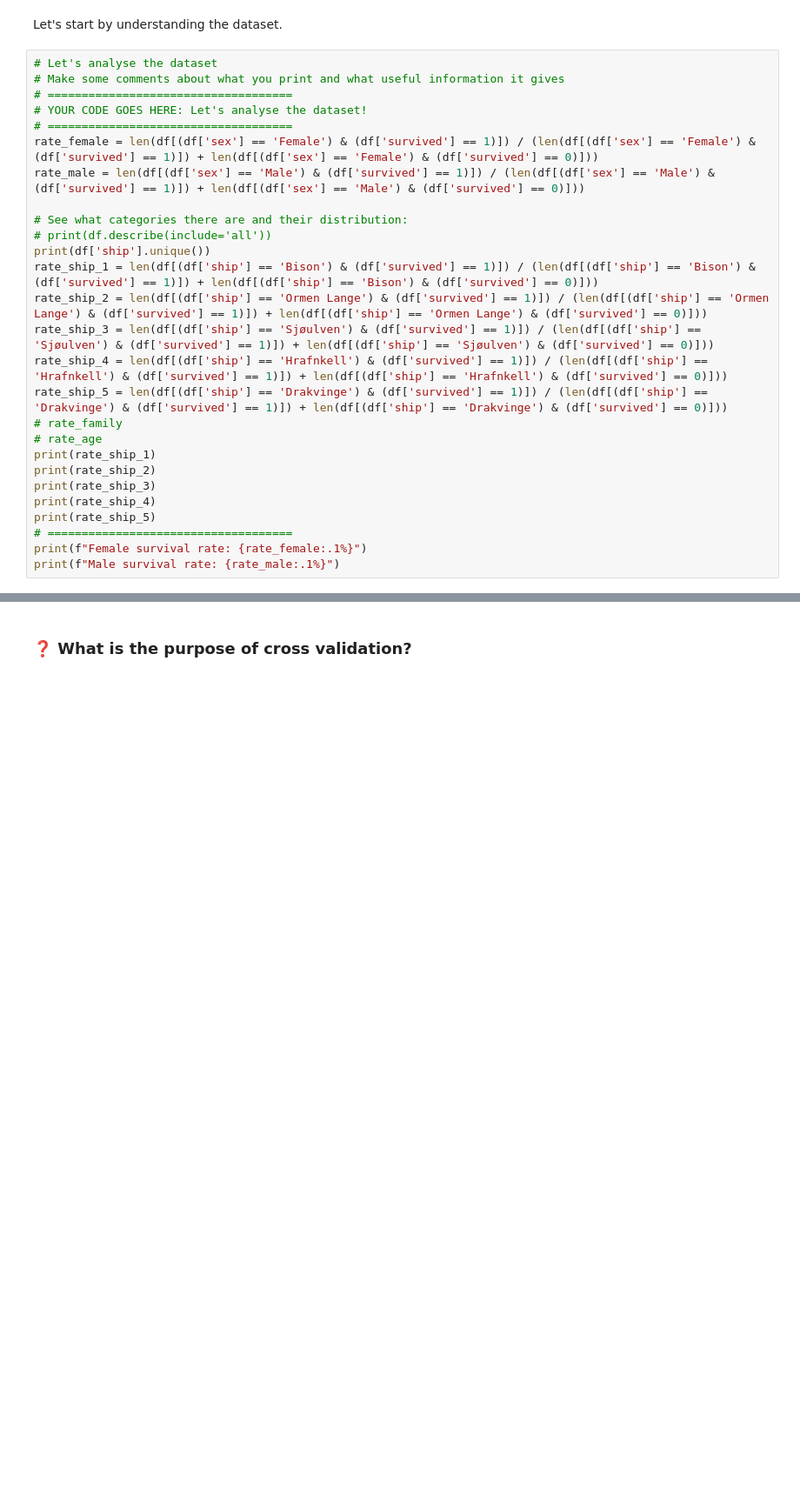
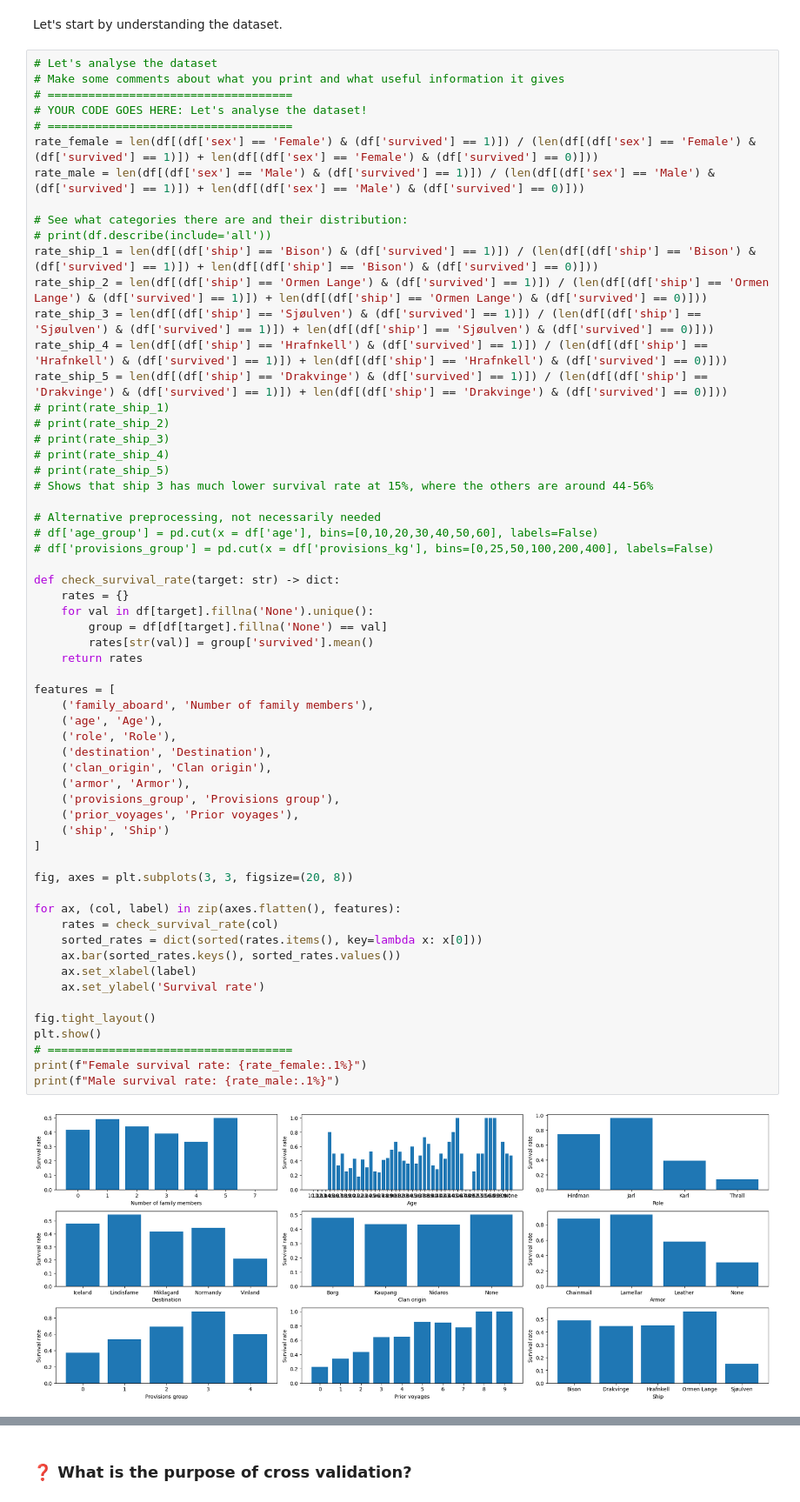
Before and after one commit to savmidt/tdt4172_intro_ml, a Jupyter notebook: Assignment2/Problem2.ipynb, the cells around one changed output, grey strips where cells are left out. Shown at 87% size. Cells and saved outputs as stored; diff of their text form; blank space fills up the shorter version.

```diff
--- a/Assignment2/Problem2.ipynb
+++ b/Assignment2/Problem2.ipynb
@@ -261,28 +245,62 @@ Let's start by understanding the dataset.
 # %%
 # Let's analyse the dataset
 # Make some comments about what you print and what useful information it gives
 # ====================================
 # YOUR CODE GOES HERE: Let's analyse the dataset!
 # ====================================
 rate_female = len(df[(df['sex'] == 'Female') & (df['survived'] == 1)]) / (len(df[(df['sex'] == 'Female') & (df['survived'] == 1)]) + len(df[(df['sex'] == 'Female') & (df['survived'] == 0)]))
 rate_male = len(df[(df['sex'] == 'Male') & (df['survived'] == 1)]) / (len(df[(df['sex'] == 'Male') & (df['survived'] == 1)]) + len(df[(df['sex'] == 'Male') & (df['survived'] == 0)]))
 
 # See what categories there are and their distribution:
 # print(df.describe(include='all'))
-print(df['ship'].unique())
 rate_ship_1 = len(df[(df['ship'] == 'Bison') & (df['survived'] == 1)]) / (len(df[(df['ship'] == 'Bison') & (df['survived'] == 1)]) + len(df[(df['ship'] == 'Bison') & (df['survived'] == 0)]))
 rate_ship_2 = len(df[(df['ship'] == 'Ormen Lange') & (df['survived'] == 1)]) / (len(df[(df['ship'] == 'Ormen Lange') & (df['survived'] == 1)]) + len(df[(df['ship'] == 'Ormen Lange') & (df['survived'] == 0)]))
 rate_ship_3 = len(df[(df['ship'] == 'Sjøulven') & (df['survived'] == 1)]) / (len(df[(df['ship'] == 'Sjøulven') & (df['survived'] == 1)]) + len(df[(df['ship'] == 'Sjøulven') & (df['survived'] == 0)]))
 rate_ship_4 = len(df[(df['ship'] == 'Hrafnkell') & (df['survived'] == 1)]) / (len(df[(df['ship'] == 'Hrafnkell') & (df['survived'] == 1)]) + len(df[(df['ship'] == 'Hrafnkell') & (df['survived'] == 0)]))
 rate_ship_5 = len(df[(df['ship'] == 'Drakvinge') & (df['survived'] == 1)]) / (len(df[(df['ship'] == 'Drakvinge') & (df['survived'] == 1)]) + len(df[(df['ship'] == 'Drakvinge') & (df['survived'] == 0)]))
-# rate_family
-# rate_age
-print(rate_ship_1)
-print(rate_ship_2)
-print(rate_ship_3)
-print(rate_ship_4)
-print(rate_ship_5)
+# print(rate_ship_1)
+# print(rate_ship_2)
+# print(rate_ship_3)
+# print(rate_ship_4)
+# print(rate_ship_5)
+# Shows that ship 3 has much lower survival rate at 15%, where the others are around 44-56%
+
+# Alternative preprocessing, not necessarily needed
+# df['age_group'] = pd.cut(x = df['age'], bins=[0,10,20,30,40,50,60], labels=False)
+# df['provisions_group'] = pd.cut(x = df['provisions_kg'], bins=[0,25,50,100,200,400], labels=False)
+
+def check_survival_rate(target: str) -> dict:
+    rates = {}
+    for val in df[target].fillna('None').unique():
+        group = df[df[target].fillna('None') == val]
+        rates[str(val)] = group['survived'].mean()
+    return rates
+
+features = [
+    ('family_aboard', 'Number of family members'),
+    ('age', 'Age'),
+    ('role', 'Role'),
+    ('destination', 'Destination'),
+    ('clan_origin', 'Clan origin'),
+    ('armor', 'Armor'),
+    ('provisions_group', 'Provisions group'),
+    ('prior_voyages', 'Prior voyages'),
+    ('ship', 'Ship')
+]
+
+fig, axes = plt.subplots(3, 3, figsize=(20, 8))
+
+for ax, (col, label) in zip(axes.flatten(), features):
+    rates = check_survival_rate(col)
+    sorted_rates = dict(sorted(rates.items(), key=lambda x: x[0]))
+    ax.bar(sorted_rates.keys(), sorted_rates.values())
+    ax.set_xlabel(label)
+    ax.set_ylabel('Survival rate')
+
+fig.tight_layout()
+plt.show()
 # ====================================
 print(f"Female survival rate: {rate_female:.1%}")
 print(f"Male survival rate: {rate_male:.1%}")
 # %% [output]
+[figure, added]
```
Also changed, not shown: parts of 12 cells of this notebook.
